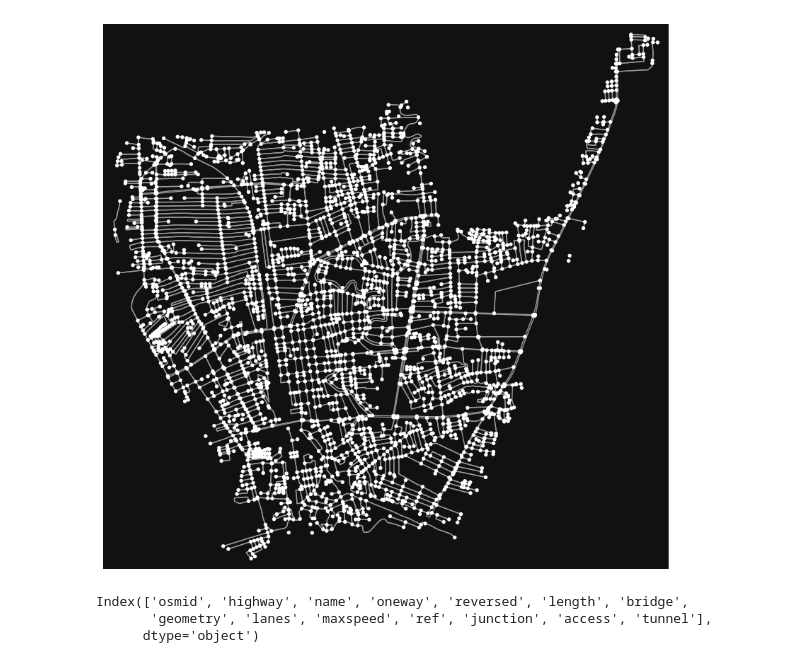
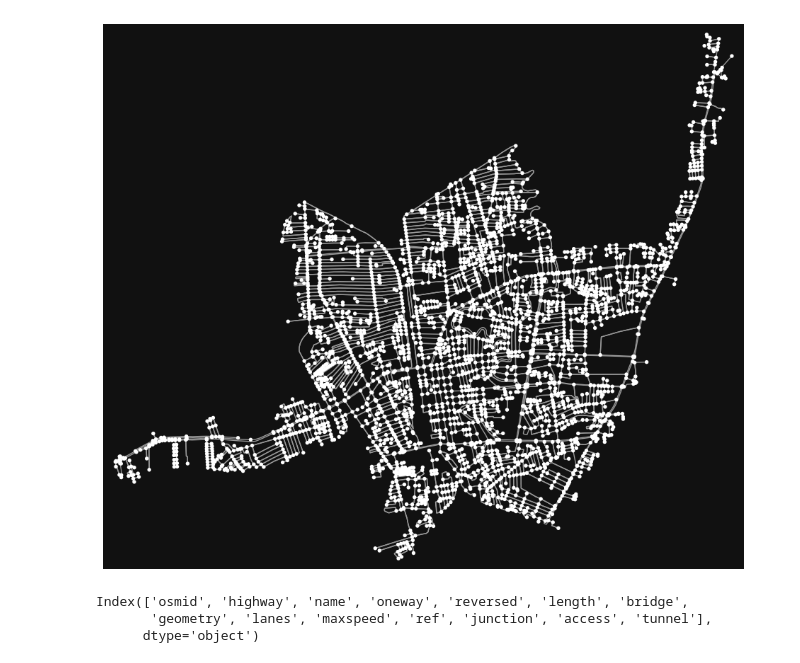
Before and after one commit to CosmosDever/Thesis-EvSim-Flooding-TH, a Jupyter notebook: Test_on_HatYai.ipynb, the cells around one changed output. Saved outputs shown, nothing was run; the diff lists cells and outputs as text; code cells hidden in the pictures.

Commit message:
change area_coordinates polygon
- add kml to csv function

```diff
--- a/Test_on_HatYai.ipynb
+++ b/Test_on_HatYai.ipynb
@@ -13,39 +13,24 @@ N_JOBS = 6
 # %%
 place_name = "Hat Yai District, Songkhla, Thailand"
 def load_graph():
     return ox.graph_from_place(place_name, network_type='drive')
 
 # Build full graph from place
 graph = load_graph()
 
+boundary_coords_df = pd.read_csv('./data/clean/Hatyai_boundary_coords.csv')
+
 # Polygon filter
-area_coordinates = [
-    (100.502769, 7.037112),
-    (100.506839, 7.036403),
-    (100.484659, 6.981756),
-    (100.483150, 6.987053),
-    (100.467264, 6.986236),
-    (100.466289, 6.983138),
-    (100.461562, 6.984726),
-    (100.460087, 6.997991),
-    (100.451423, 7.006697),
-    (100.450599, 7.022179),
-    (100.452207, 7.026726),
-    (100.477673, 7.027629),
-    (100.478553, 7.030400),
-    (100.481593, 7.031277),
-    (100.484508, 7.017035),
-    (100.496636, 7.018713),
-]
+area_coordinates = [tuple(row) for row in boundary_coords_df[['longitude', 'latitude']].values]
 polygon = Polygon(area_coordinates)
 
 # Clip graph to polygon
 graph_filtered = ox.truncate.truncate_graph_polygon(graph, polygon)
 
 # Plot
 fig, ax = ox.plot_graph(graph_filtered, figsize=(12, 10))
 # %% [output]
-[figure, old version]
+[figure, new version]
 # %%
 edges = ox.graph_to_gdfs(graph_filtered, nodes=False, edges=True)
 # %%
```
Also changed, not shown: 3 other files.
